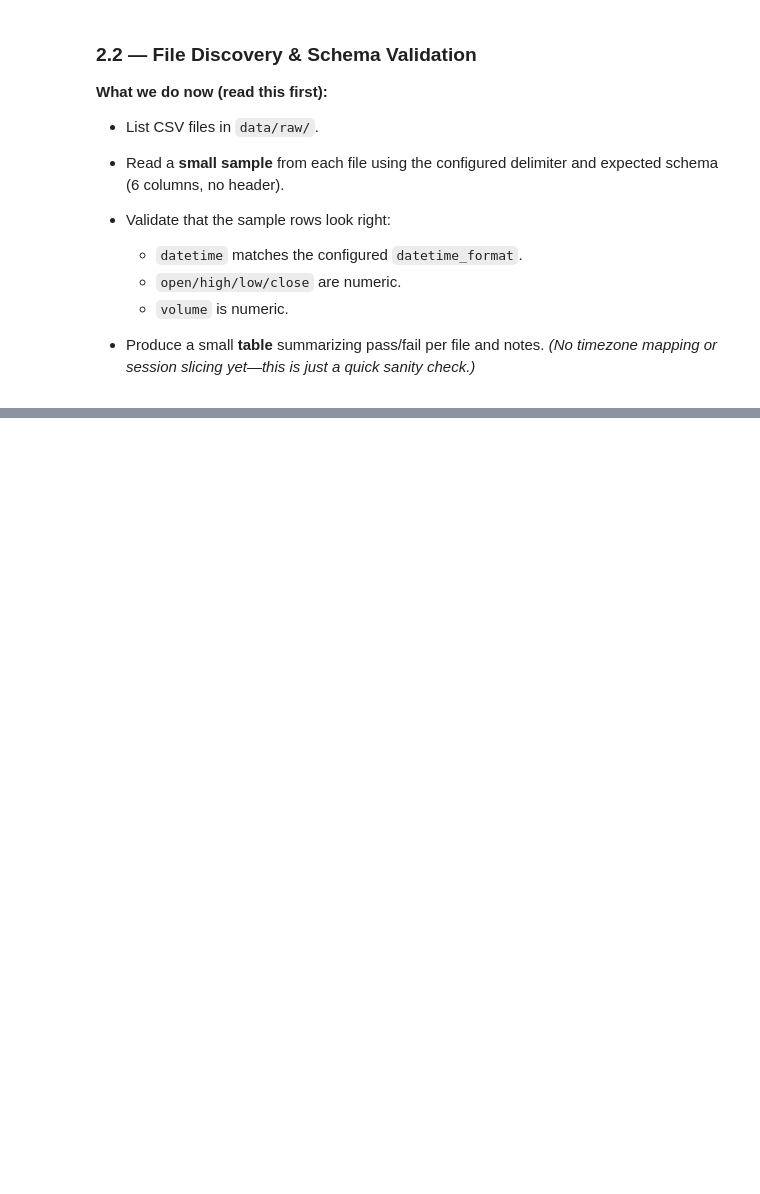
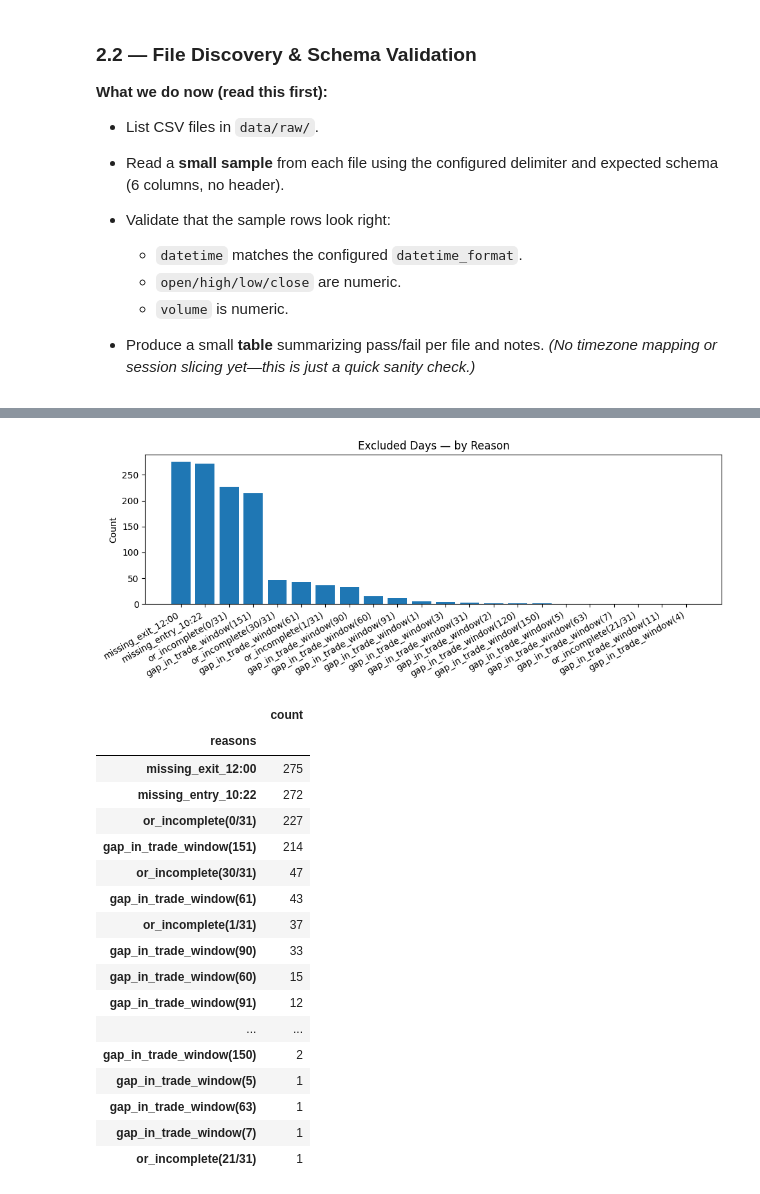
Before and after one commit to Mbaka11/OpeningRange, a Jupyter notebook: notebooks/02_data_audit.ipynb, the cells around one changed output, grey strips where cells are left out. Saved outputs shown, nothing was run; the diff lists cells and outputs as text; code cells hidden in the pictures; blank space fills up the shorter version.

```diff
--- a/notebooks/02_data_audit.ipynb
+++ b/notebooks/02_data_audit.ipynb
@@ -119,0 +768,56 @@ Name: value, dtype: object
+# %%
+# 2.5.3 — Exclusions by reason
+
+import pandas as pd
+import matplotlib.pyplot as plt
+from pathlib import Path
+
+ROOT = Path.cwd().parent if Path.cwd().name == "notebooks" else Path.cwd()
+REPORTS_TBLS = ROOT / "reports" / "tables"
+excl_path = REPORTS_TBLS / "exclusion_log.csv"
+
+try:
+    if "exclusions" in globals():
+        ex = exclusions.copy()
+    else:
+        ex = pd.read_csv(excl_path, parse_dates=["date"])
+except FileNotFoundError:
+    ex = pd.DataFrame()
+
+if ex.empty:
+    print("No exclusions recorded — great! (or check earlier steps saved the file.)")
+else:
+    reason_counts = (
+        ex["reasons"]
+        .str.split("|").explode()
+        .value_counts()
+    )
+    plt.figure(figsize=(10,4))
+    plt.bar(reason_counts.index, reason_counts.values)
+    plt.title("Excluded Days — by Reason")
+    plt.xticks(rotation=30, ha="right")
+    plt.ylabel("Count")
+    plt.tight_layout()
+    plt.show()
+
+    display(reason_counts.to_frame("count").head(20))
+# %% [output]
+[figure, added]
+|  | count |
+| reasons |  |
+| missing_exit_12:00 | 275 |
+| missing_entry_10:22 | 272 |
+| or_incomplete(0/31) | 227 |
+| gap_in_trade_window(151) | 214 |
+| or_incomplete(30/31) | 47 |
+| gap_in_trade_window(61) | 43 |
+| or_incomplete(1/31) | 37 |
+| gap_in_trade_window(90) | 33 |
+| gap_in_trade_window(60) | 15 |
+| gap_in_trade_window(91) | 12 |
+| ... | ... |
+| gap_in_trade_window(150) | 2 |
+| gap_in_trade_window(5) | 1 |
+| gap_in_trade_window(63) | 1 |
+| gap_in_trade_window(7) | 1 |
+| or_incomplete(21/31) | 1 |
```
Also changed, not shown: parts of 16 cells of this notebook, 1 other file.
